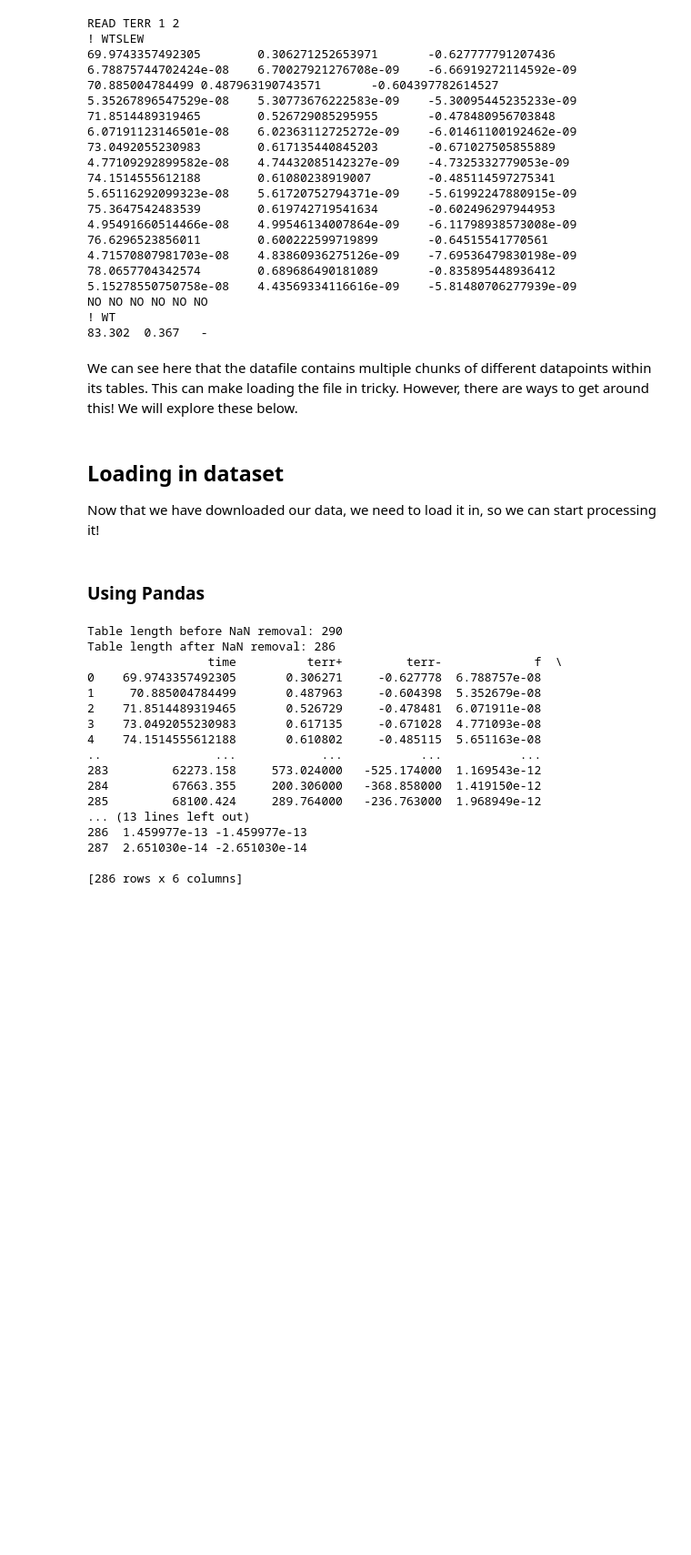
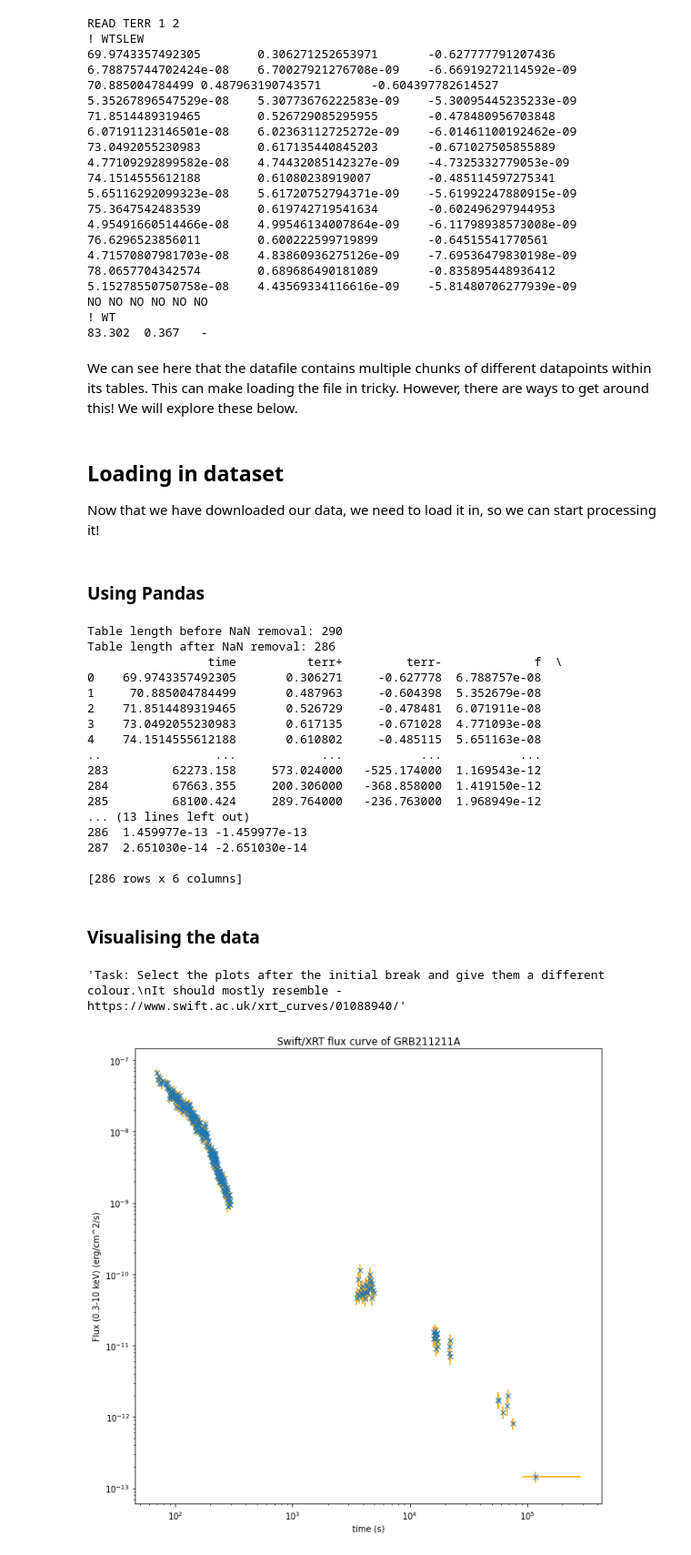
Before and after one commit to smandhai/Astro-Data-Handling-Tutorials, a Jupyter notebook: Introduction to Astro-Data.ipynb, the cells around one changed output. Shown: that part at 91% size. Drawn from its saved outputs; the diff is of its cells as text; code cells hidden in the pictures; blank space fills up the shorter version.

```diff
--- a/Introduction to Astro-Data.ipynb
+++ b/Introduction to Astro-Data.ipynb
@@ -30,10 +30,11 @@ import urllib.request as req
 import shutil #for shell operations
 "Download the data for GRB 211211A - Full list can be found here: https://www.swift.ac.uk/xrt_products/index.php?year=2022"
 "Click on the curve option for the GRB of interest and click the download button. You can either save the file directly or copy the url."
-
+GRB = 'GRB211211A'
 "Direct Download"
-url  = "https://www.swift.ac.uk/scripts/viewData.php?file=https://www.swift.ac.uk/user_objects/tprods/tmp_jsplot_GBz4DH.qdp"
-text_file = 'GRB211211A_xrt.txt'
+url  = "https://www.swift.ac.uk/scripts/viewData.php?file=https://www.swift.ac.uk/user_objects/tprods/tmp_jsplot_RgjInW.qdp"
+"Note: You may need to get a new link if the URL provided does not work. Check the Swift link noted above."
+text_file = '{}_xrt.txt'.format(GRB)
 try:
     data = req.urlretrieve(url,text_file) #Legacy method
 except:
@@ -86,7 +87,7 @@ in as the header.
 6. As the datafile has some section breaks indicated by "!", I have marked lines with these as comments.
 7. The data sets in the table are separated by "NO NO NO NO NO NO" (one for each column). Here I have defined these as NaN values.
 """
-data_table = pd.read_table(text_file,sep='\t',skiprows=[0],names=["time","terr+","terr-","f","f+","f-"],
+data_table = pd.read_table(text_file,sep='\t',skiprows=[0,-1],names=["time","terr+","terr-","f","f+","f-"],
                            header=None,comment='!',na_values=[('NO '*6)[:-1]])
 data_table.head() #previews the data table
 "Note: We could use the NaN values to act as indicators of how the data is segmented."
@@ -97,6 +98,9 @@ print("Table length before NaN removal: {}".format(len(data_table)))
 data_table = data_table.dropna(0)
 print("Table length after NaN removal: {}".format(len(data_table)))
 print(data_table)
+
+"Fix dtype of data_table"
+data_table['time'] = data_table['time'].astype(np.float64)
 # %% [output]
 Table length before NaN removal: 290
 Table length after NaN removal: 286
@@ -115,3 +119,27 @@ Table length after NaN removal: 286
 287  2.651030e-14 -2.651030e-14
 
 [286 rows x 6 columns]
+# %% [markdown]
+### Visualising the data
+# %%
+import matplotlib.pyplot as plt #Import the plotting libraries from matplotlib
+fig = plt.figure(1,figsize=(10,10)) #Create a figure space for our plots
+ax = fig.add_subplot(111) #Create a plot
+
+"Create a error bars, arguments are x,y, x error, y error, point format, and errorbar color"
+ax.errorbar(data_table['time'],data_table['f'],xerr=[-1*data_table['terr-'].values,data_table['terr+'].values]
+            ,yerr=[-1*data_table['f-'].values,data_table['f+'].values]
+            ,fmt='x',ecolor='orange')
+ax.set_xlabel("time (s)") #set x-axis label
+ax.set_ylabel("Flux (0.3-10 keV) (erg/cm^2/s)") #set y-axis label
+ax.set_title("Swift/XRT flux curve of {}".format(GRB)) #set title
+ax.set_xscale("log") #set logscale x
+ax.set_yscale("log") #set logscale y
+plt.savefig("{}_flux.png".format(GRB),dpi=300) #save the resulting figure
+
+
+"""Task: Select the plots after the initial break and give them a different colour.
+It should mostly resemble - https://www.swift.ac.uk/xrt_curves/01088940/"""
+# %% [output]
+'Task: Select the plots after the initial break and give them a different colour.\nIt should mostly resemble - https://www.swift.ac.uk/xrt_curves/01088940/'
+[figure, added]
```
Also changed, not shown: parts of 1 cell of this notebook, 1 other file.
